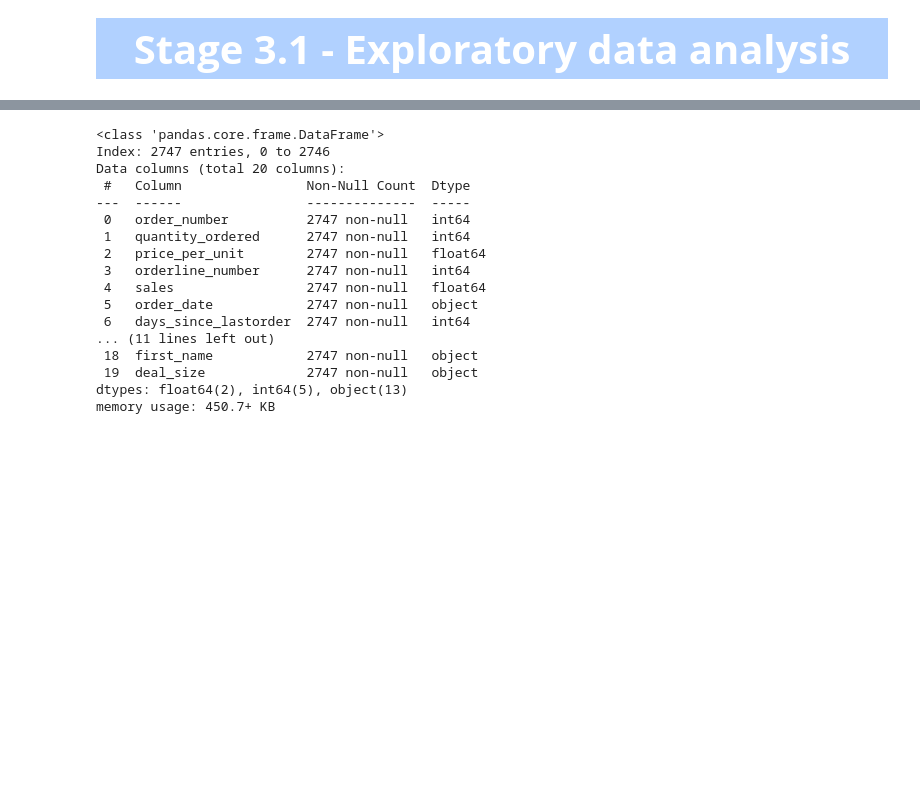
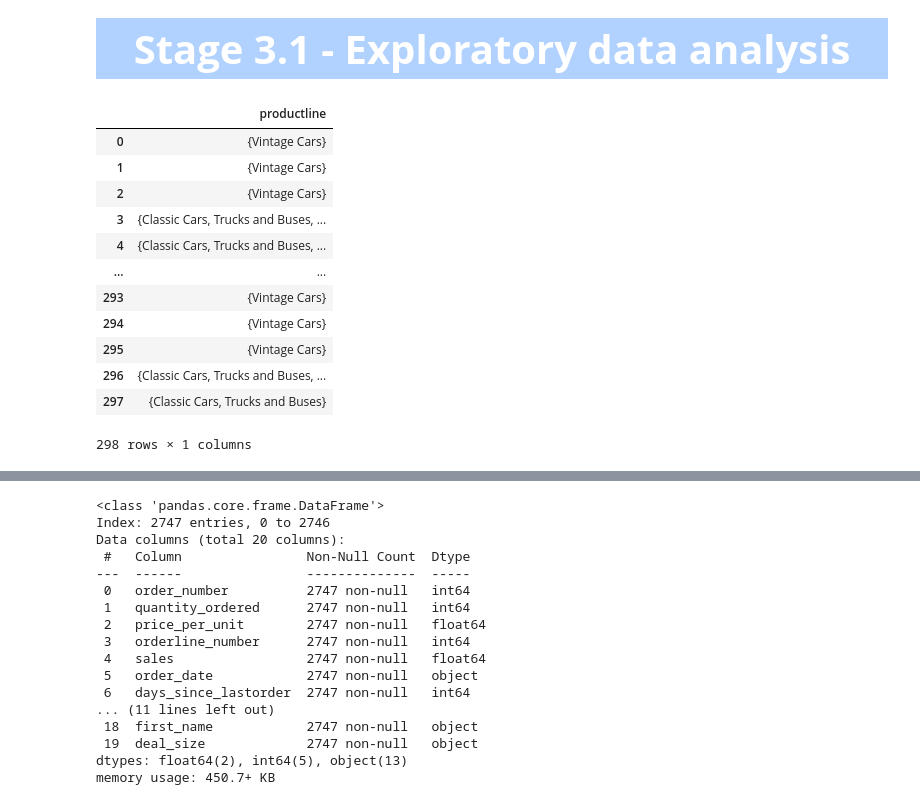
Before and after one commit to fabyanbui/Programming4DS_FinalProject, a Jupyter notebook: notebooks/3.1-eda.ipynb, the cells around one changed output, grey strips where cells are left out. Cells and saved outputs as stored; diff of their text form; code cells hidden in the pictures; blank space fills up the shorter version.

```diff
--- a/notebooks/3.1-eda.ipynb
+++ b/notebooks/3.1-eda.ipynb
@@ -14,3 +14,23 @@ import pandas as pd
 import matplotlib.pyplot as plt
 # %%
 processed_df = pd.read_csv('./../data/Processed.csv', index_col=0)
+# %%
+line_df = processed_df.groupby(['order_number'])['productline'].agg([set])
+line_df.reset_index(level= 0 ,inplace=True)
+line_df.drop(['order_number'], axis=1, inplace=True)
+line_df.columns = ['productline']
+line_df
+# %% [output]
+|  | productline |
+| 0 | {Vintage Cars} |
+| 1 | {Vintage Cars} |
+| 2 | {Vintage Cars} |
+| 3 | {Classic Cars, Trucks and Buses, ... |
+| 4 | {Classic Cars, Trucks and Buses, ... |
+| ... | ... |
+| 293 | {Vintage Cars} |
+| 294 | {Vintage Cars} |
+| 295 | {Vintage Cars} |
+| 296 | {Classic Cars, Trucks and Buses, ... |
+| 297 | {Classic Cars, Trucks and Buses} |
+298 rows × 1 columns
```
Also changed, not shown: parts of 6 cells of this notebook, 1 other file.
